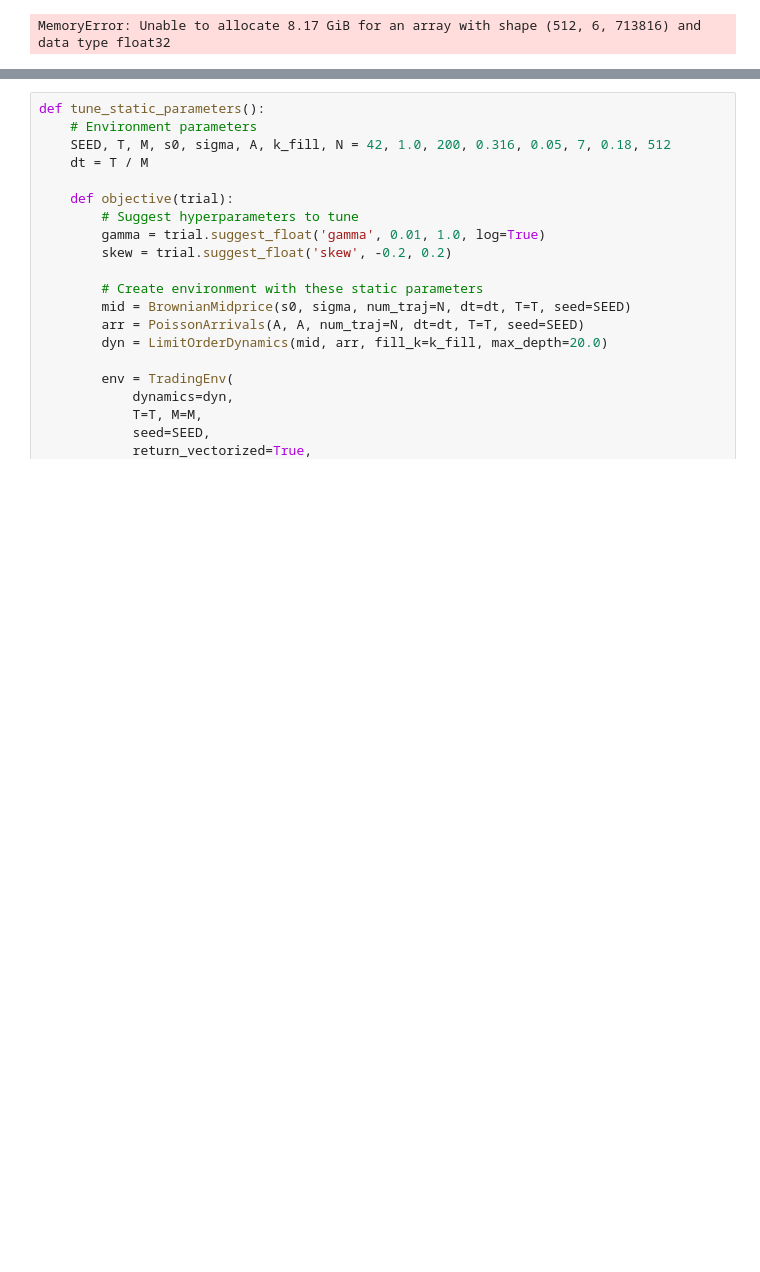
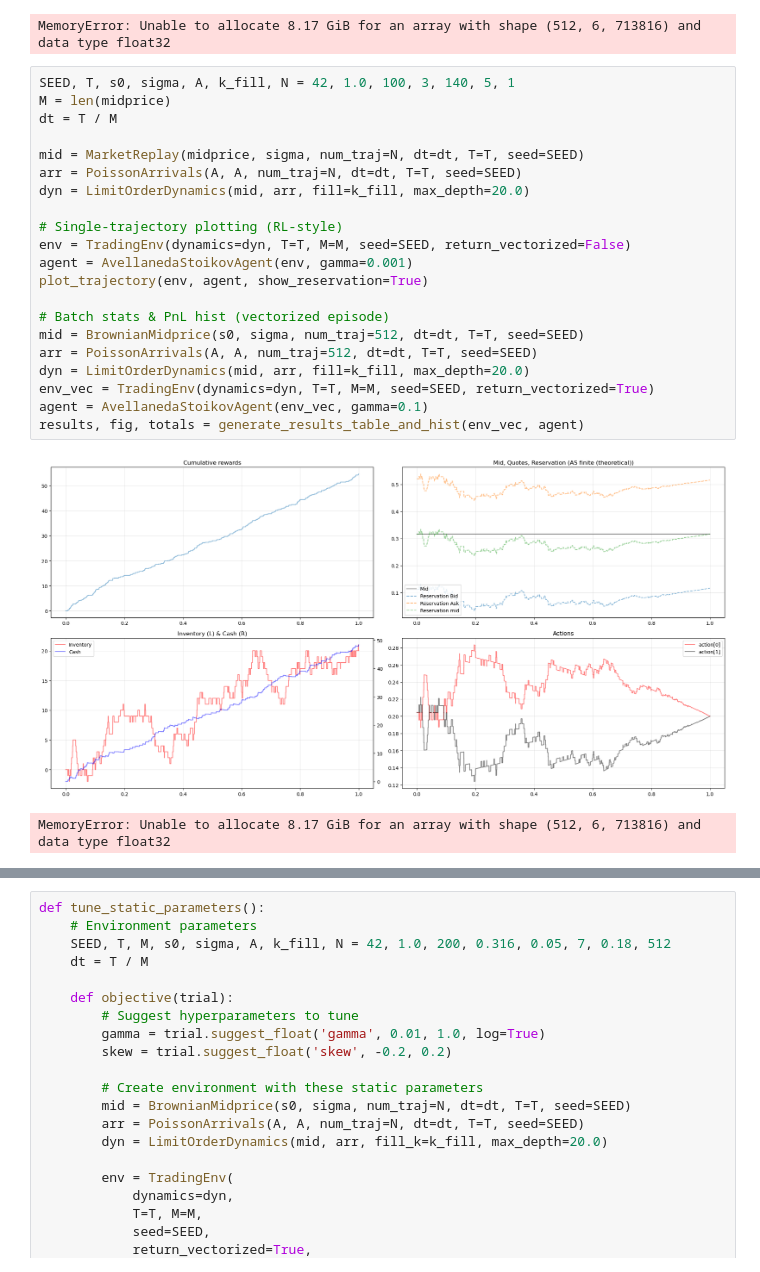
Before and after one commit to AA-ron2/Thesis_AI4Trading, a Jupyter notebook: test.ipynb, the cells around one changed output, grey strips where cells are left out. Drawn from its saved outputs; the diff is of its cells as text; blank space fills up the shorter version.

```diff
--- a/test.ipynb
+++ b/test.ipynb
@@ -242,6 +242,30 @@ print(results)
 # %% [output]
 [figure]
 MemoryError: Unable to allocate 8.17 GiB for an array with shape (512, 6, 713816) and data type float32
+# %%
+SEED, T, s0, sigma, A, k_fill, N = 42, 1.0, 100, 3, 140, 5, 1
+M = len(midprice)
+dt = T / M
+
+mid = MarketReplay(midprice, sigma, num_traj=N, dt=dt, T=T, seed=SEED)
+arr = PoissonArrivals(A, A, num_traj=N, dt=dt, T=T, seed=SEED)
+dyn = LimitOrderDynamics(mid, arr, fill=k_fill, max_depth=20.0)
+
+# Single-trajectory plotting (RL-style)
+env = TradingEnv(dynamics=dyn, T=T, M=M, seed=SEED, return_vectorized=False)
+agent = AvellanedaStoikovAgent(env, gamma=0.001)
+plot_trajectory(env, agent, show_reservation=True)
+
+# Batch stats & PnL hist (vectorized episode)
+mid = BrownianMidprice(s0, sigma, num_traj=512, dt=dt, T=T, seed=SEED)
+arr = PoissonArrivals(A, A, num_traj=512, dt=dt, T=T, seed=SEED)
+dyn = LimitOrderDynamics(mid, arr, fill=k_fill, max_depth=20.0)
+env_vec = TradingEnv(dynamics=dyn, T=T, M=M, seed=SEED, return_vectorized=True)
+agent = AvellanedaStoikovAgent(env_vec, gamma=0.1)
+results, fig, totals = generate_results_table_and_hist(env_vec, agent)
+# %% [output]
+[figure, added]
+MemoryError: Unable to allocate 8.17 GiB for an array with shape (512, 6, 713816) and data type float32
 # %%
 SEED, T, M, s0, sigma, A, k_fill, N = 42, 1.0, 200, 0.316, 2, 140, 1.5, 1
 dt = T / M
```
Also changed, not shown: parts of 7 cells of this notebook, 1 other file.
